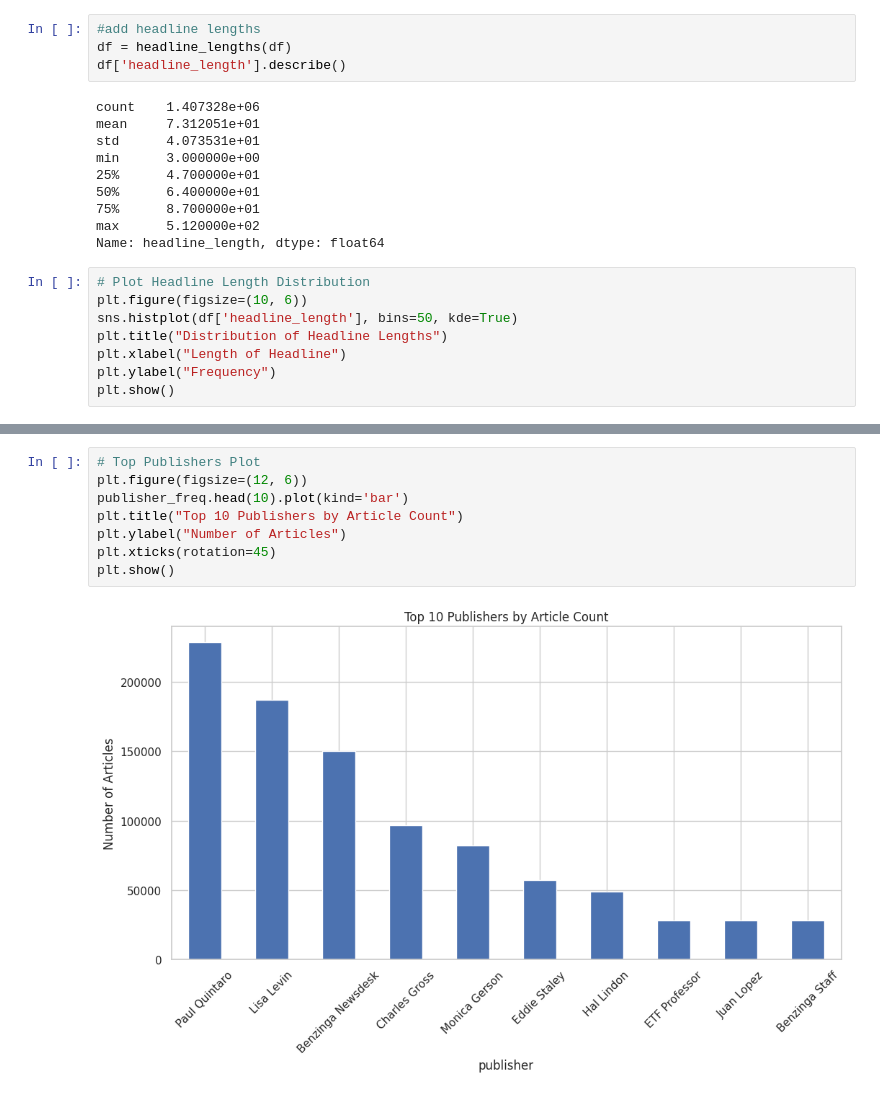
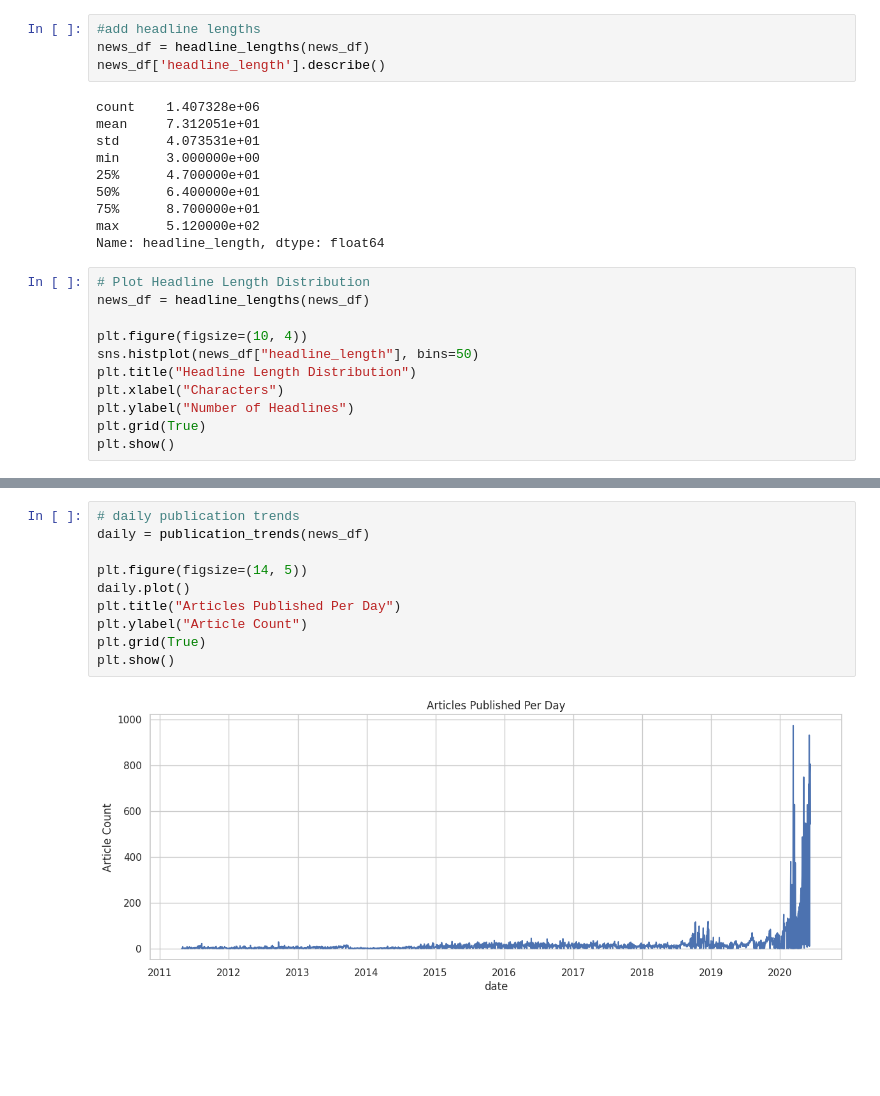
Before and after one commit to NuryeNigusMekonen/sentiment-stock-predictor-for-nova-insights-PLLC, a Jupyter notebook: notebooks/eda_news_analysis.ipynb, the cells around one changed output, grey strips where cells are left out. Drawn from its saved outputs; the diff is of its cells as text; blank space fills up the shorter version.

```diff
--- a/notebooks/eda_news_analysis.ipynb
+++ b/notebooks/eda_news_analysis.ipynb
@@ -28,7 +32,7 @@ Data loaded successfully. Shape: (1407328, 6)
 # %%
 #add headline lengths
-df = headline_lengths(df)
-df['headline_length'].describe()
+news_df = headline_lengths(news_df)
+news_df['headline_length'].describe()
 # %% [output]
 count    1.407328e+06
 mean     7.312051e+01
@@ -41,10 +45,13 @@ max      5.120000e+02
 Name: headline_length, dtype: float64
 # %%
 # Plot Headline Length Distribution
-plt.figure(figsize=(10, 6))
-sns.histplot(df['headline_length'], bins=50, kde=True)
-plt.title("Distribution of Headline Lengths")
-plt.xlabel("Length of Headline")
-plt.ylabel("Frequency")
+news_df = headline_lengths(news_df)
+
+plt.figure(figsize=(10, 4))
+sns.histplot(news_df["headline_length"], bins=50)
+plt.title("Headline Length Distribution")
+plt.xlabel("Characters")
+plt.ylabel("Number of Headlines")
+plt.grid(True)
 plt.show()
 # %% [output]
@@ -69,10 +72,12 @@ Name: count, dtype: int64
 # %%
-# Top Publishers Plot
-plt.figure(figsize=(12, 6))
-publisher_freq.head(10).plot(kind='bar')
-plt.title("Top 10 Publishers by Article Count")
-plt.ylabel("Number of Articles")
-plt.xticks(rotation=45)
+# daily publication trends
+daily = publication_trends(news_df)
+
+plt.figure(figsize=(14, 5))
+daily.plot()
+plt.title("Articles Published Per Day")
+plt.ylabel("Article Count")
+plt.grid(True)
 plt.show()
 # %% [output]
-[figure, old version]
+[figure, new version]
```
Also changed, not shown: parts of 17 cells of this notebook, 18 other files.
